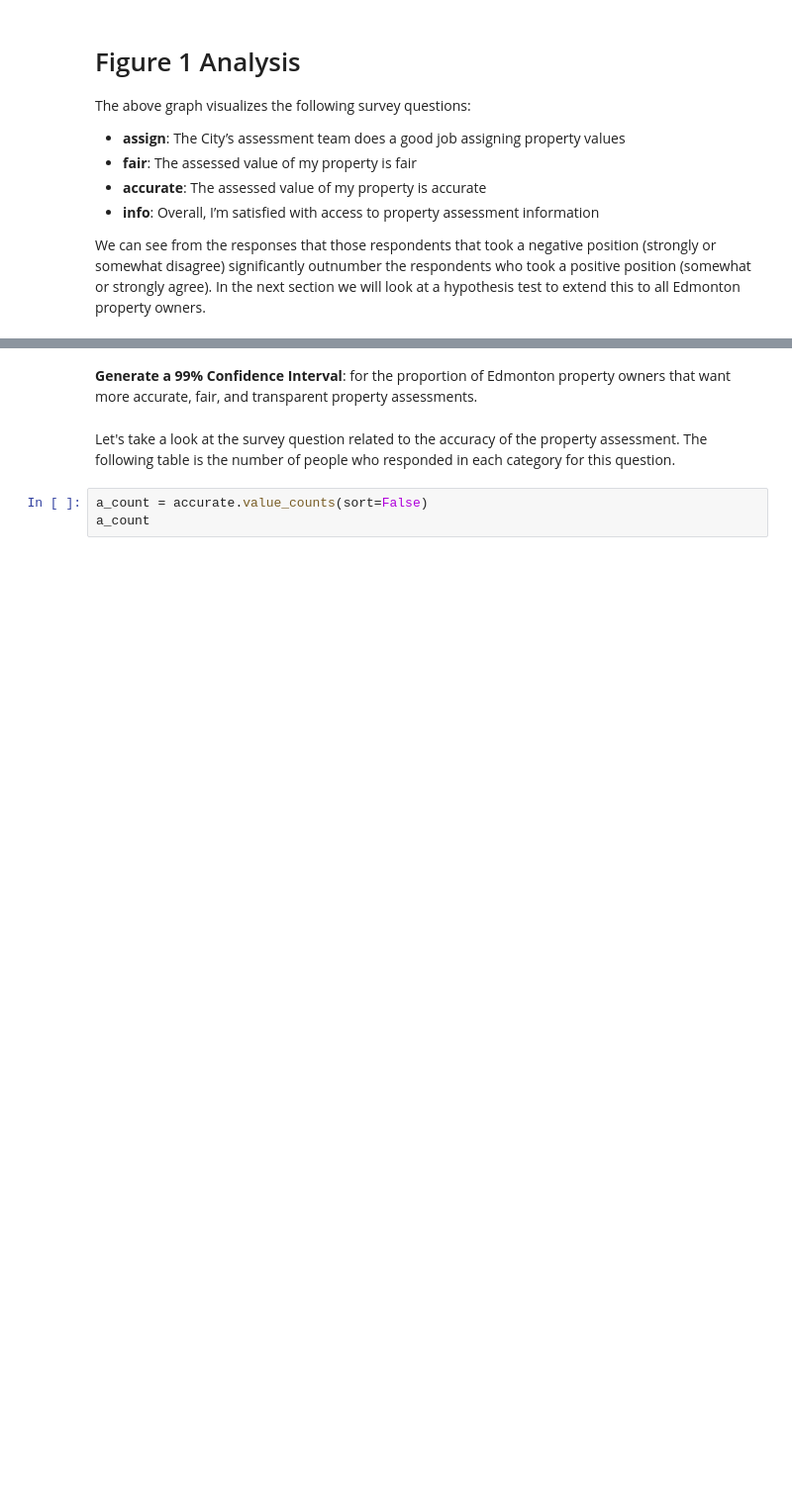
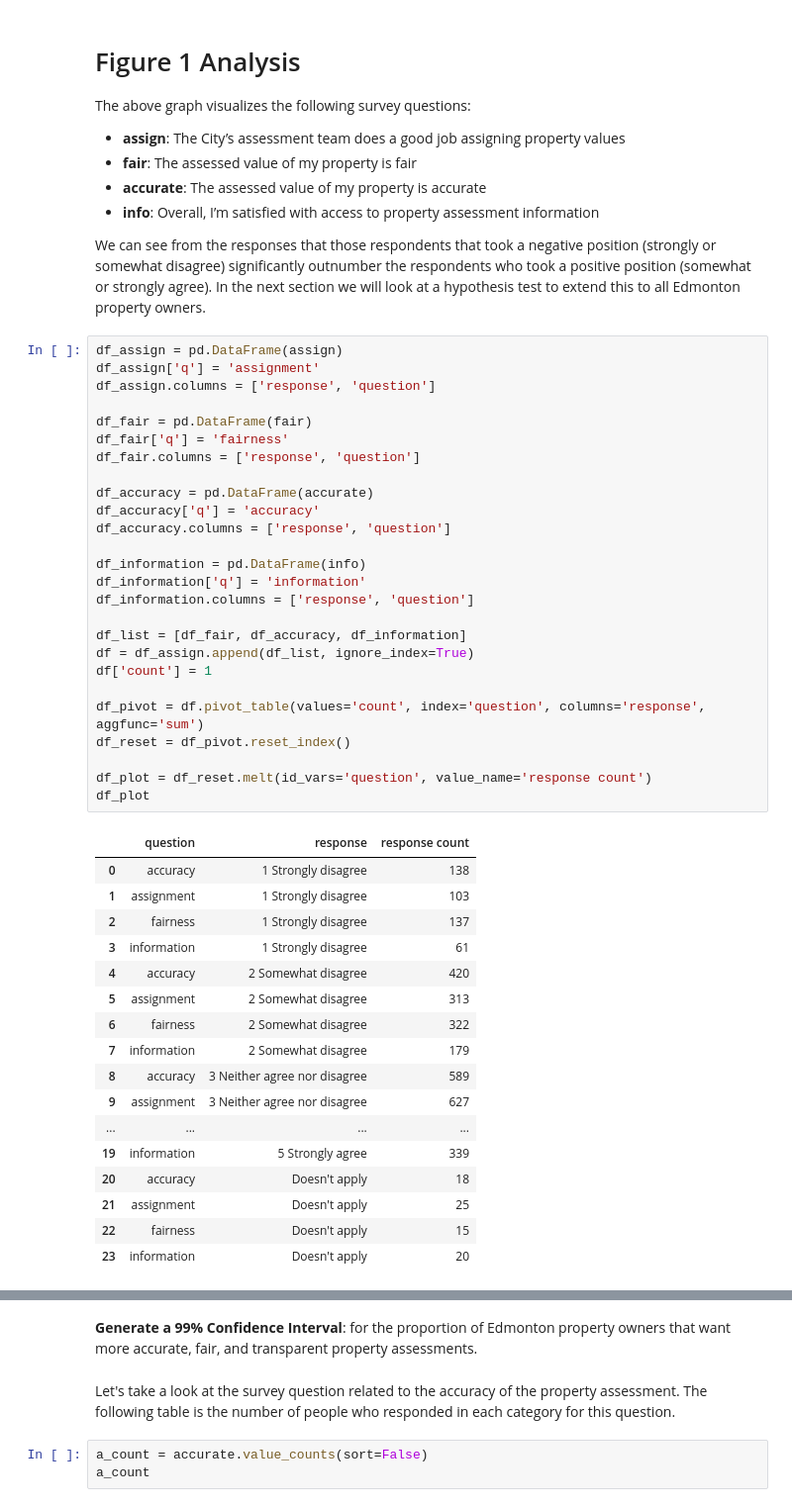
Before and after one commit to cschellenberger/Surveys, a Jupyter notebook: Assessment Survey Analysis.ipynb, the cells around one changed output, grey strips where cells are left out. Shown: that part at 99% size. Saved outputs shown, nothing was run; the diff lists cells and outputs as text; blank space fills up the shorter version.

```diff
--- a/Assessment Survey Analysis.ipynb
+++ b/Assessment Survey Analysis.ipynb
@@ -136,3 +137,47 @@ The above graph visualizes the following survey questions:
 - **info**: Overall, I’m satisfied with access to property assessment information
 
 We can see from the responses that those respondents that took a negative position (strongly or somewhat disagree) significantly outnumber the respondents who took a positive position (somewhat or strongly agree). In the next section we will look at a hypothesis test to extend this to all Edmonton property owners.
+# %%
+df_assign = pd.DataFrame(assign)
+df_assign['q'] = 'assignment'
+df_assign.columns = ['response', 'question']
+
+df_fair = pd.DataFrame(fair)
+df_fair['q'] = 'fairness'
+df_fair.columns = ['response', 'question']
+
+df_accuracy = pd.DataFrame(accurate)
+df_accuracy['q'] = 'accuracy'
+df_accuracy.columns = ['response', 'question']
+
+df_information = pd.DataFrame(info)
+df_information['q'] = 'information'
+df_information.columns = ['response', 'question']
+
+df_list = [df_fair, df_accuracy, df_information]
+df = df_assign.append(df_list, ignore_index=True)
+df['count'] = 1
+
+df_pivot = df.pivot_table(values='count', index='question', columns='response', aggfunc='sum')
+df_reset = df_pivot.reset_index()
+
+df_plot = df_reset.melt(id_vars='question', value_name='response count')
+df_plot
+# %% [output]
+|  | question | response | response count |
+| 0 | accuracy | 1 Strongly disagree | 138 |
+| 1 | assignment | 1 Strongly disagree | 103 |
+| 2 | fairness | 1 Strongly disagree | 137 |
+| 3 | information | 1 Strongly disagree | 61 |
+| 4 | accuracy | 2 Somewhat disagree | 420 |
+| 5 | assignment | 2 Somewhat disagree | 313 |
+| 6 | fairness | 2 Somewhat disagree | 322 |
+| 7 | information | 2 Somewhat disagree | 179 |
+| 8 | accuracy | 3 Neither agree nor disagree | 589 |
+| 9 | assignment | 3 Neither agree nor disagree | 627 |
+| ... | ... | ... | ... |
+| 19 | information | 5 Strongly agree | 339 |
+| 20 | accuracy | Doesn't apply | 18 |
+| 21 | assignment | Doesn't apply | 25 |
+| 22 | fairness | Doesn't apply | 15 |
+| 23 | information | Doesn't apply | 20 |
```
Also changed, not shown: parts of 17 cells of this notebook.
